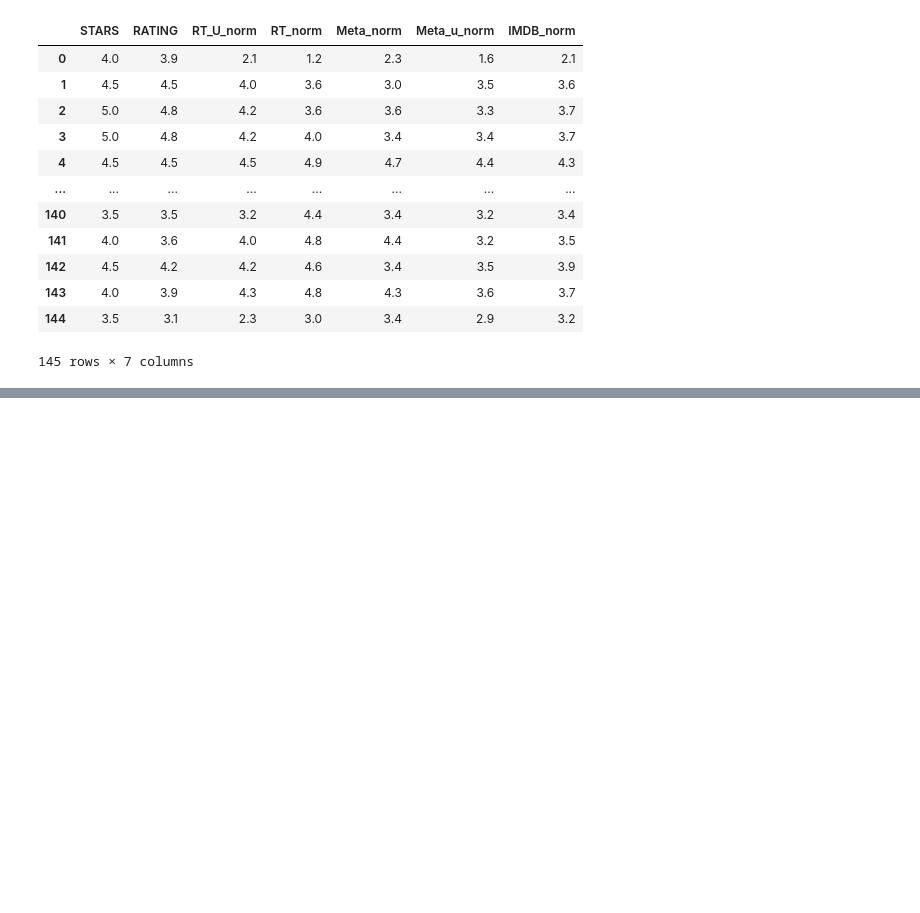
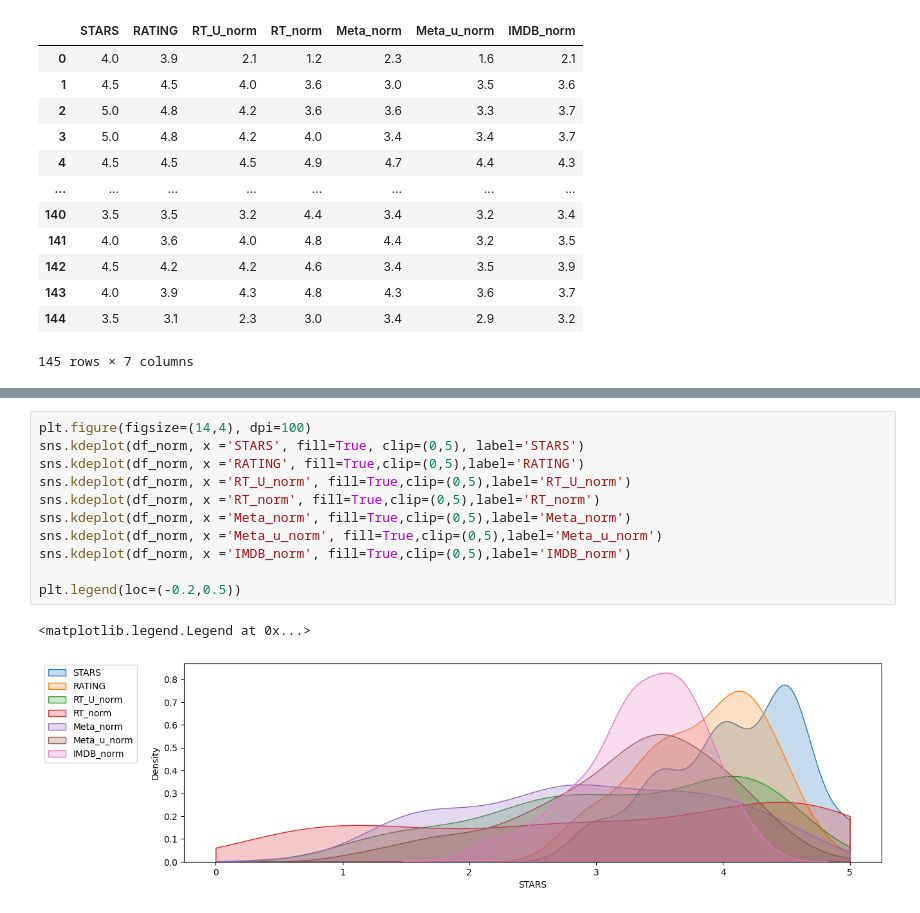
Before and after one commit to Mayandza/Projet, a Jupyter notebook: Projet_Fandango.ipynb, the cells around one changed output, grey strips where cells are left out. Cells and saved outputs as stored; diff of their text form; blank space fills up the shorter version.

```diff
--- a/Projet_Fandango.ipynb
+++ b/Projet_Fandango.ipynb
@@ -448,0 +457,14 @@ df_norm
+# %%
+plt.figure(figsize=(14,4), dpi=100)
+sns.kdeplot(df_norm, x ='STARS', fill=True, clip=(0,5), label='STARS')
+sns.kdeplot(df_norm, x ='RATING', fill=True,clip=(0,5),label='RATING')
+sns.kdeplot(df_norm, x ='RT_U_norm', fill=True,clip=(0,5),label='RT_U_norm')
+sns.kdeplot(df_norm, x ='RT_norm', fill=True,clip=(0,5),label='RT_norm')
+sns.kdeplot(df_norm, x ='Meta_norm', fill=True,clip=(0,5),label='Meta_norm')
+sns.kdeplot(df_norm, x ='Meta_u_norm', fill=True,clip=(0,5),label='Meta_u_norm')
+sns.kdeplot(df_norm, x ='IMDB_norm', fill=True,clip=(0,5),label='IMDB_norm')
+
+plt.legend(loc=(-0.2,0.5))
+# %% [output]
+<matplotlib.legend.Legend at 0x...>
+[figure, added]
```
Also changed, not shown: parts of 1 cell of this notebook.
